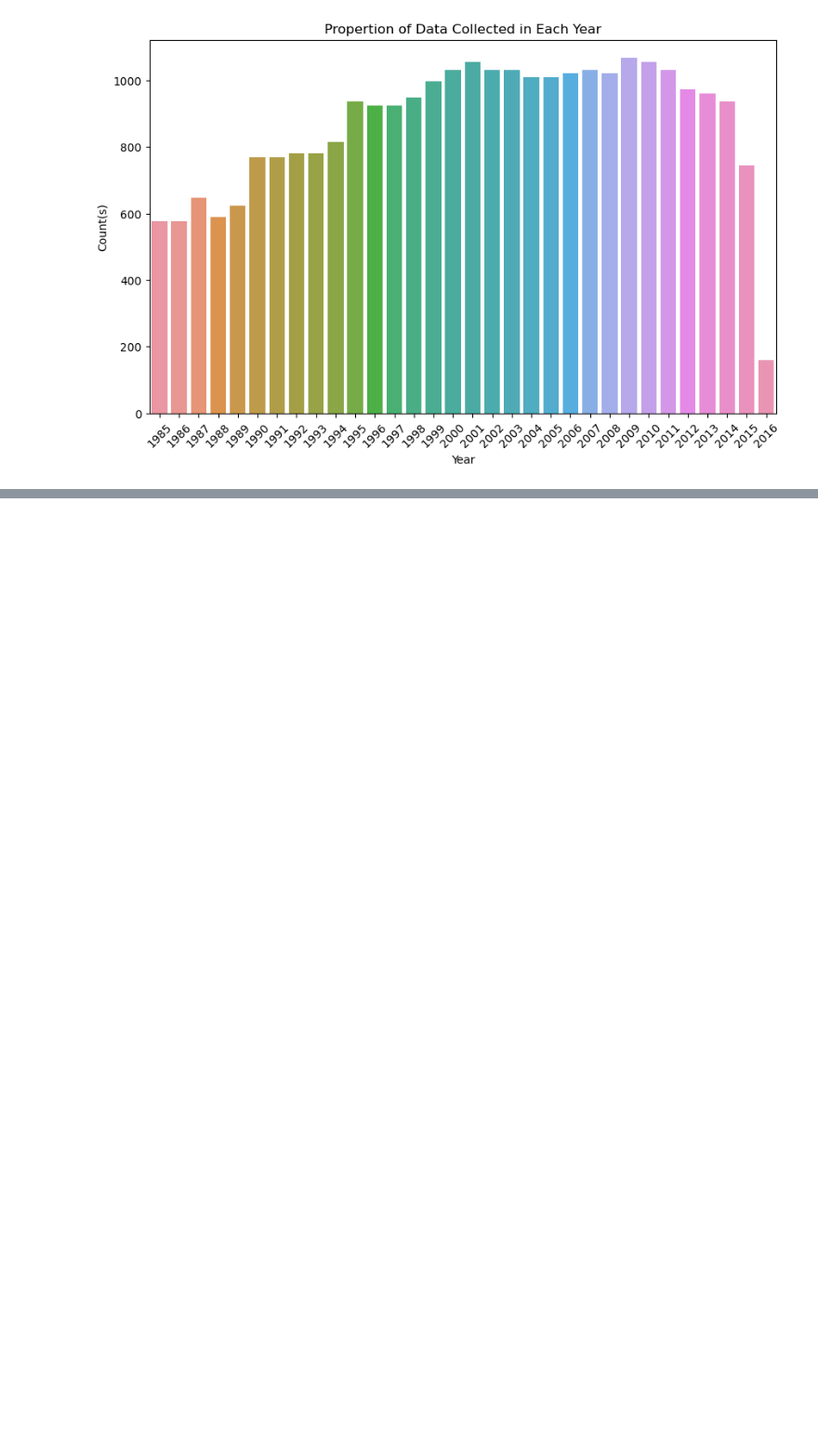
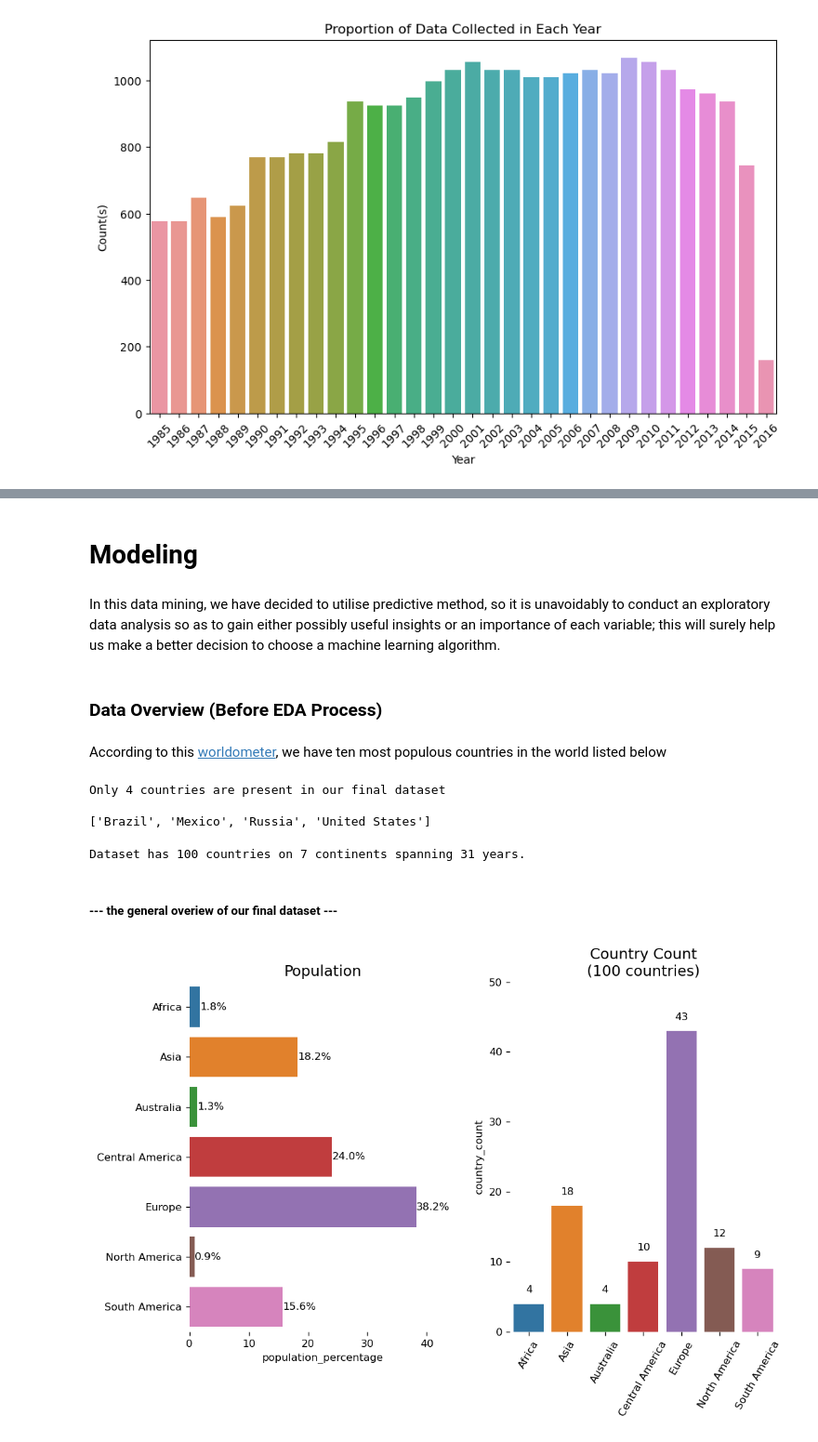
Before and after one commit to Dnezzhello/Suicide-Rates-, a Jupyter notebook: Exploration.ipynb, the cells around one changed output, grey strips where cells are left out. Shown: that part at 93% size. Cells and saved outputs as stored; diff of their text form; code cells hidden in the pictures; blank space fills up the shorter version.

```diff
--- a/Exploration.ipynb
+++ b/Exploration.ipynb
@@ -293,0 +369,63 @@ df.drop(df[df['year'] == 2016].index, inplace=True)
+# %% [markdown]
+# Modeling
+# %% [markdown]
+In this data mining, we have decided to utilise predictive method, so it is unavoidably to conduct an exploratory data analysis so as to gain either possibly useful insights or an importance of each variable; this will surely help us make a better decision to choose a machine learning algorithm.
+# %% [markdown]
+### Data Overview (Before EDA Process)
+# %% [markdown]
+According to this [worldometer](https://www.worldometers.info/world-population/population-by-country/), we have ten most populous countries in the world listed below
+# %%
+# top 10 populous countries in the world
+top10 = ['China','India','United States','Indonesia','Brazil','Pakistan','Nigeria','Bangladesh','Russia','Mexico']
+
+in_set = df[df['country'].isin(top10)]['country'].unique().tolist()
+
+print(f'Only {len(in_set)} countries are present in our final dataset', in_set, sep='\n\n')
+# %% [output]
+Only 4 countries are present in our final dataset
+
+['Brazil', 'Mexico', 'Russia', 'United States']
+# %%
+#how many countries are there in the dataset? What continent are they on? How long does the dataset collected?
+print('Dataset has', len(df.country.unique()), 'countries on', len(df.continent_name.unique()),
+      'continents spanning', len(df.year.unique()), 'years.')
+# %% [output]
+Dataset has 100 countries on 7 continents spanning 31 years.
+# %% [markdown]
+##### --- the general overiew of our final dataset ---
+# %%
+#  population, population percent and country count per continent
+df_cont = df.groupby('continent_name')['population'].sum().reset_index()
+df_cont['population_percentage'] = df_cont['population']*100/df_cont['population'].sum()
+
+#  countries count per continent
+country_continent = df['country'].groupby(df['continent_name']).nunique()
+
+#  add countryCount column to df_cont
+df_cont['country_count'] = country_continent[df_cont['continent_name']].values
+
+
+#  PLOTs - Population AND Country Count per Continent
+plt.figure(figsize=(10,6), dpi=120)
+plt.subplot(121)
+ax = sns.barplot(data = df_cont, x = 'population_percentage', y='continent_name')
+plt.title('Population', fontsize=14)
+plt.xlim([0,45])
+plt.ylabel("")
+plt.box(False)
+for p in ax.patches:
+    ax.annotate("{:,.1f}%".format(p.get_width()), (p.get_x() + p.get_width(), p.get_y()+.4), ha='left', va='center')
+
+plt.subplot(122)
+ax = sns.barplot(data = df_cont, x = 'continent_name', y='country_count')
+plt.title('Country Count\n({} countries)'.format(df_cont.country_count.sum()), fontsize=14)
+plt.xlabel('')
+plt.xticks(rotation = 60)
+plt.ylim([0,50])
+plt.box(False)
+for p in ax.patches:
+    ax.annotate("%.0f" % p.get_height(), (p.get_x() + p.get_width()/2, p.get_height()+2), ha='center', va='center')
+
+plt.show()
+# %% [output]
+[figure, added]
```
Also changed, not shown: parts of 31 cells of this notebook, 1 other file.
